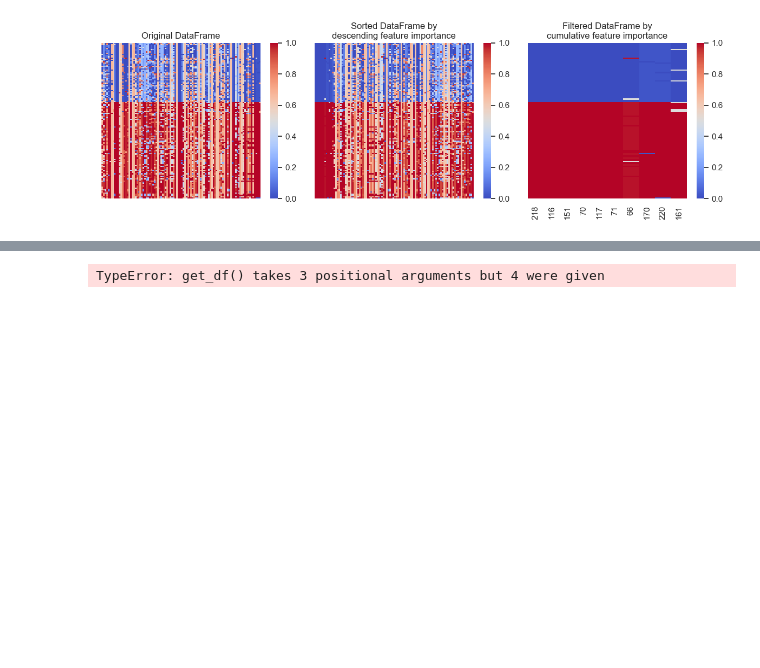
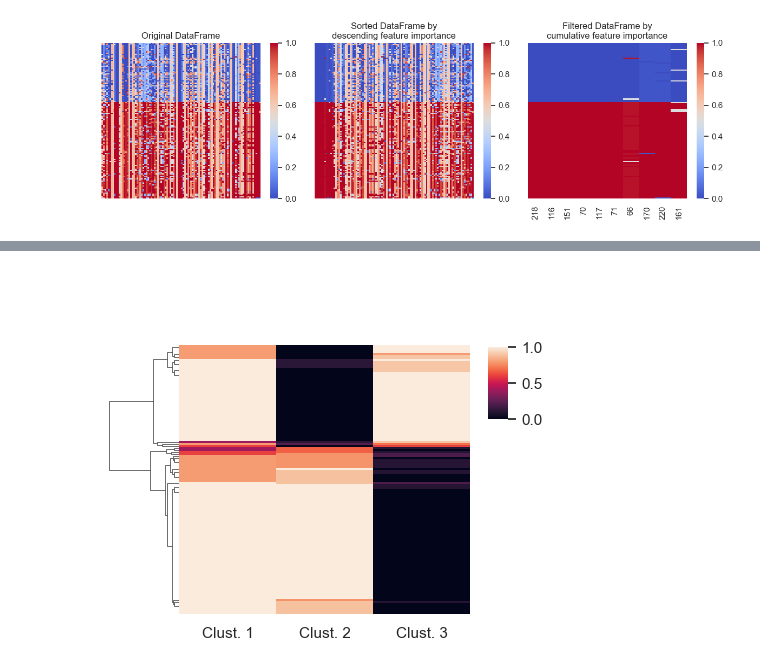
Before and after one commit to lcobiodata/msautils, a Jupyter notebook: examples/transthyretin/example-ttr-hiuase.ipynb, the cells around one changed output, grey strips where cells are left out. Saved outputs shown, nothing was run; the diff lists cells and outputs as text; code cells hidden in the pictures; blank space fills up the shorter version.

```diff
--- a/examples/transthyretin/example-ttr-hiuase.ipynb
+++ b/examples/transthyretin/example-ttr-hiuase.ipynb
@@ -409,18 +461,19 @@ with open('%s_dendrogram.nwk' % args.out, 'w') as outfile:
 # %%
 # #====================================================================================================
 df = get_df(H, msa, range(msa.size), range(len(clusters)))
 seq = df.pop('Seq. ID')
 try:
-    g = sns.clustermap(df)
+    g = sns.clustermap(df, col_cluster=False, yticklabels=False, figsize=(4,4), cbar_pos=(1, .6, .05, .18))
 except SystemExit:
     raise 'Warning: few clusters to draw a heatmap!'
 row_idx = g.dendrogram_row.reordered_ind
-col_idx = g.dendrogram_col.reordered_ind
+# col_idx = g.dendrogram_col.reordered_ind
+col_idx = range(len(clusters))  # Keep column index without dendrogram
 H = [H[i] for i in row_idx]
 H = array(H)
 df = get_df(H, msa, row_idx, col_idx)
 df.to_csv('%s_seq_adhesion.csv' % args.out)
 plt.savefig('%s_seq_adhesion.png' % args.out)
 # %% [output]
-TypeError: get_df() takes 3 positional arguments but 4 were given
+[figure, added]
 # %%
```
Also changed, not shown: parts of 10 cells of this notebook.
